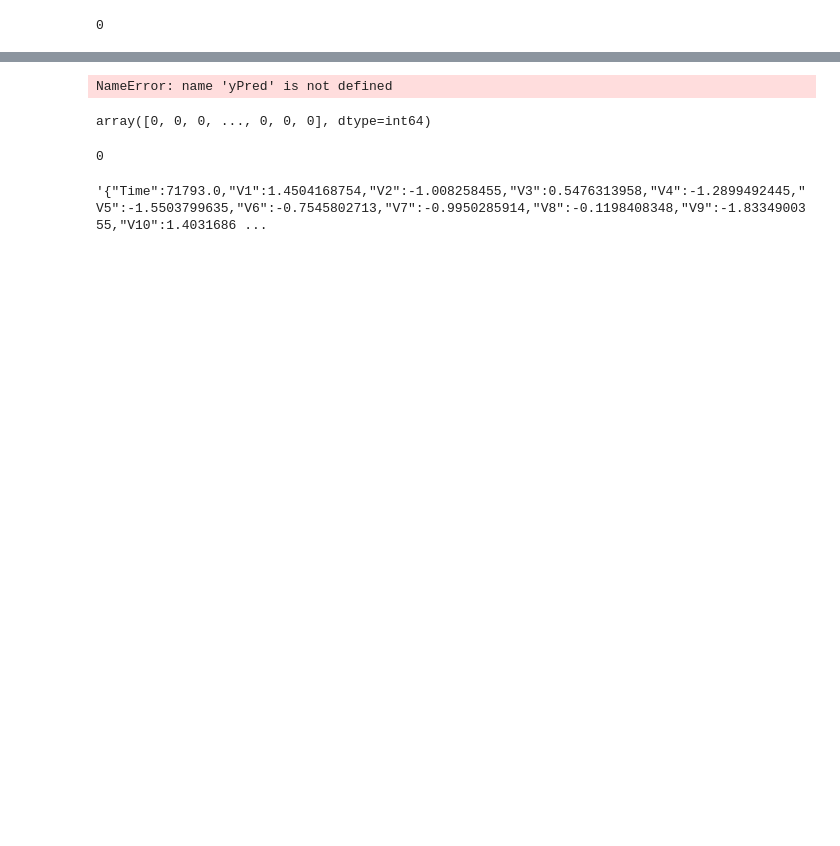
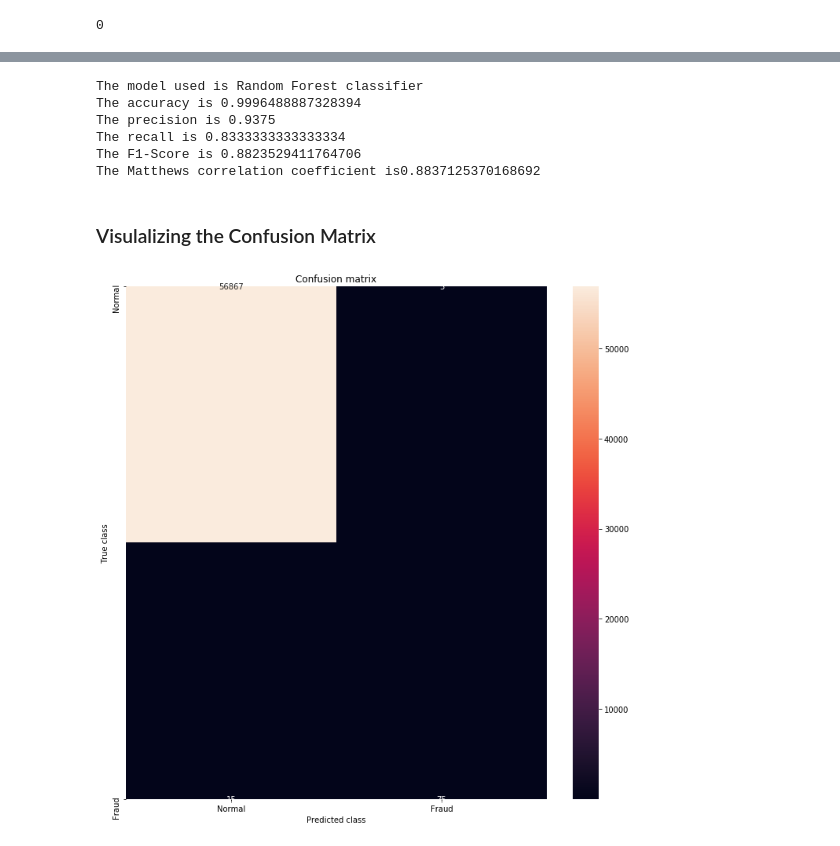
Before and after one commit to mahmoud-abdelsattar/CeditCardFraud, a Jupyter notebook: Credit Card Fraud Detection.ipynb, the cells around one changed output, grey strips where cells are left out. Cells and saved outputs as stored; diff of their text form; code cells hidden in the pictures; blank space fills up the shorter version.

```diff
--- a/Credit Card Fraud Detection.ipynb
+++ b/Credit Card Fraud Detection.ipynb
@@ -101,6 +189,8 @@ yData[0]
 # %%
+# Building the Random Forest Classifier (RANDOM FOREST)
+from sklearn.ensemble import RandomForestClassifier
 # Building the Random Forest Classifier (RANDOM FOREST) , Logistic Regression , LinearSVC
-clfs = [LogisticRegression()]#n_estimators=500 for random forst
+clfs = [RandomForestClassifier(),LogisticRegression()]#n_estimators=500 for random forst
 best_f1 = 0
 best_clf = None
 # dividing the X and the Y from the dataset
@@ -162,34 +257,42 @@ from sklearn.metrics import f1_score, matthews_corrcoef
 from sklearn.metrics import confusion_matrix
 
 n_outliers = len(fraud)
-n_errors = (yPred != yTest).sum()
+n_errors = (best_clf.predict(x_test) != y_test).sum()
 print("The model used is Random Forest classifier")
 
-acc = accuracy_score(yTest, yPred)
+acc = accuracy_score(y_test, best_clf.predict(x_test))
 print("The accuracy is {}".format(acc))
 
-prec = precision_score(yTest, yPred)
+prec = precision_score(y_test, best_clf.predict(x_test))
 print("The precision is {}".format(prec))
 
-rec = recall_score(yTest, yPred)
+rec = recall_score(y_test, best_clf.predict(x_test))
 print("The recall is {}".format(rec))
 
-f1 = f1_score(yTest, yPred)
+f1 = f1_score(y_test, best_clf.predict(x_test))
 print("The F1-Score is {}".format(f1))
 
-MCC = matthews_corrcoef(yTest, yPred)
+MCC = matthews_corrcoef(y_test, best_clf.predict(x_test))
 print("The Matthews correlation coefficient is{}".format(MCC))
 # %% [output]
-NameError: name 'yPred' is not defined
+The model used is Random Forest classifier
+The accuracy is 0.9996488887328394
+The precision is 0.9375
+The recall is 0.8333333333333334
+The F1-Score is 0.8823529411764706
+The Matthews correlation coefficient is0.8837125370168692
-# %%
-clf.predict(x_test)
-# %% [output]
-array([0, 0, 0, ..., 0, 0, 0], dtype=int64)
-# %%
-print(clf.predict([x_test.iloc[0]])[0])
-# %% [output]
-0
-# %%
-x_test.iloc[0].to_json(orient='index')
-# %% [output]
-'{"Time":71793.0,"V1":1.4504168754,"V2":-1.008258455,"V3":0.5476313958,"V4":-1.2899492445,"V5":-1.5503799635,"V6":-0.7545802713,"V7":-0.9950285914,"V8":-0.1198408348,"V9":-1.8334900355,"V10":1.4031686 ...
+# %% [markdown]
+### Visulalizing the Confusion Matrix
+# %%
+# printing the confusion matrix
+LABELS = ['Normal', 'Fraud']
+conf_matrix = confusion_matrix(y_test, best_clf.predict(x_test))
+plt.figure(figsize =(12, 12))
+sns.heatmap(conf_matrix, xticklabels = LABELS,
+            yticklabels = LABELS, annot = True, fmt ="d");
+plt.title("Confusion matrix")
+plt.ylabel('True class')
+plt.xlabel('Predicted class')
+plt.show()
+# %% [output]
+[figure, added]
```
Also changed, not shown: parts of 26 cells of this notebook.
